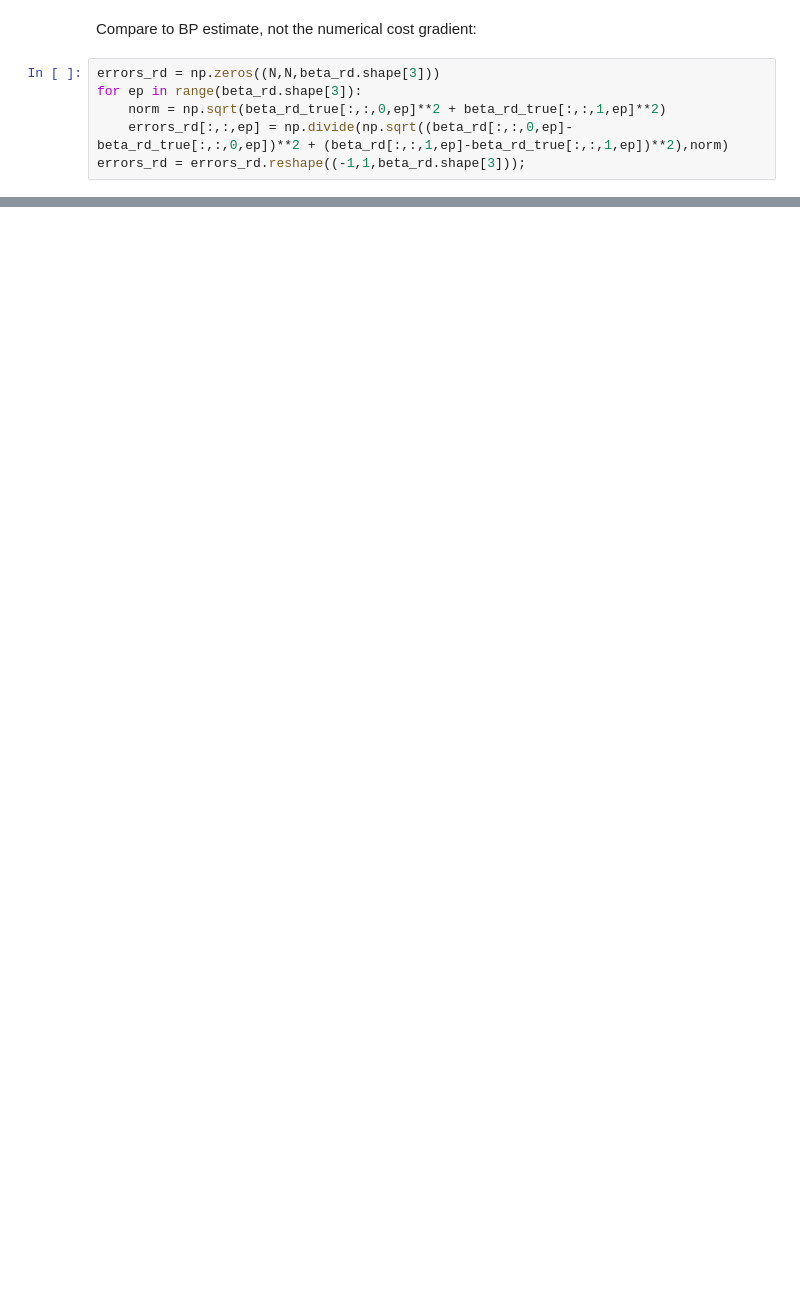
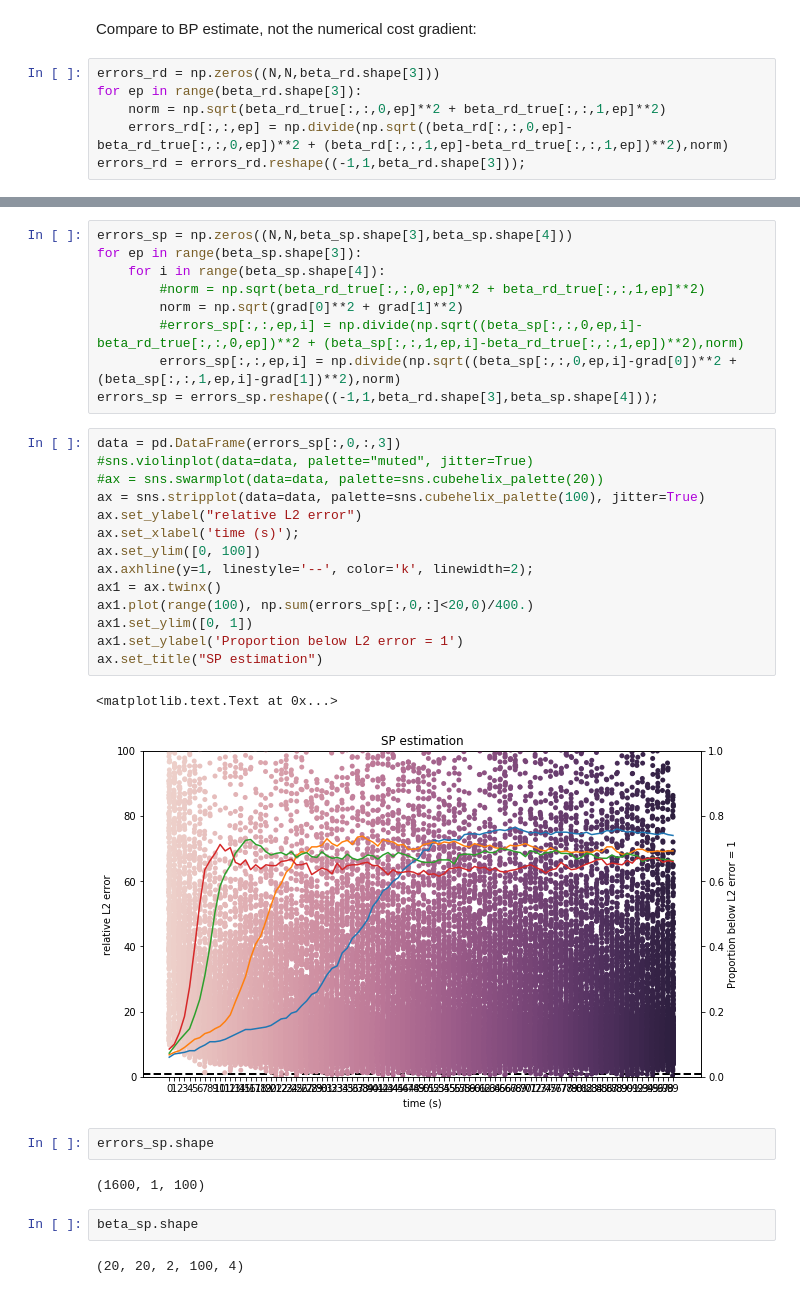
Before and after one commit to benlansdell/rdd, a Jupyter notebook: fig_4_learning_beta.ipynb, the cells around one changed output, grey strips where cells are left out. Drawn from its saved outputs; the diff is of its cells as text; blank space fills up the shorter version.

```diff
--- a/fig_4_learning_beta.ipynb
+++ b/fig_4_learning_beta.ipynb
@@ -181,0 +206,34 @@ ax1.set_ylabel('Proportion below L2 error = 1')
+# %%
+errors_sp = np.zeros((N,N,beta_sp.shape[3],beta_sp.shape[4]))
+for ep in range(beta_sp.shape[3]):
+    for i in range(beta_sp.shape[4]):
+        #norm = np.sqrt(beta_rd_true[:,:,0,ep]**2 + beta_rd_true[:,:,1,ep]**2)
+        norm = np.sqrt(grad[0]**2 + grad[1]**2)
+        #errors_sp[:,:,ep,i] = np.divide(np.sqrt((beta_sp[:,:,0,ep,i]-beta_rd_true[:,:,0,ep])**2 + (beta_sp[:,:,1,ep,i]-beta_rd_true[:,:,1,ep])**2),norm)
+        errors_sp[:,:,ep,i] = np.divide(np.sqrt((beta_sp[:,:,0,ep,i]-grad[0])**2 + (beta_sp[:,:,1,ep,i]-grad[1])**2),norm)
+errors_sp = errors_sp.reshape((-1,1,beta_rd.shape[3],beta_sp.shape[4]));
+# %%
+data = pd.DataFrame(errors_sp[:,0,:,3])
+#sns.violinplot(data=data, palette="muted", jitter=True)
+#ax = sns.swarmplot(data=data, palette=sns.cubehelix_palette(20))
+ax = sns.stripplot(data=data, palette=sns.cubehelix_palette(100), jitter=True)
+ax.set_ylabel("relative L2 error")
+ax.set_xlabel('time (s)');
+ax.set_ylim([0, 100])
+ax.axhline(y=1, linestyle='--', color='k', linewidth=2);
+ax1 = ax.twinx()
+ax1.plot(range(100), np.sum(errors_sp[:,0,:]<20,0)/400.)
+ax1.set_ylim([0, 1])
+ax1.set_ylabel('Proportion below L2 error = 1')
+ax.set_title("SP estimation")
+# %% [output]
+<matplotlib.text.Text at 0x...>
+[figure, added]
+# %%
+errors_sp.shape
+# %% [output]
+(1600, 1, 100)
+# %%
+beta_sp.shape
+# %% [output]
+(20, 20, 2, 100, 4)
```
Also changed, not shown: parts of 6 cells of this notebook, 12 other files.
